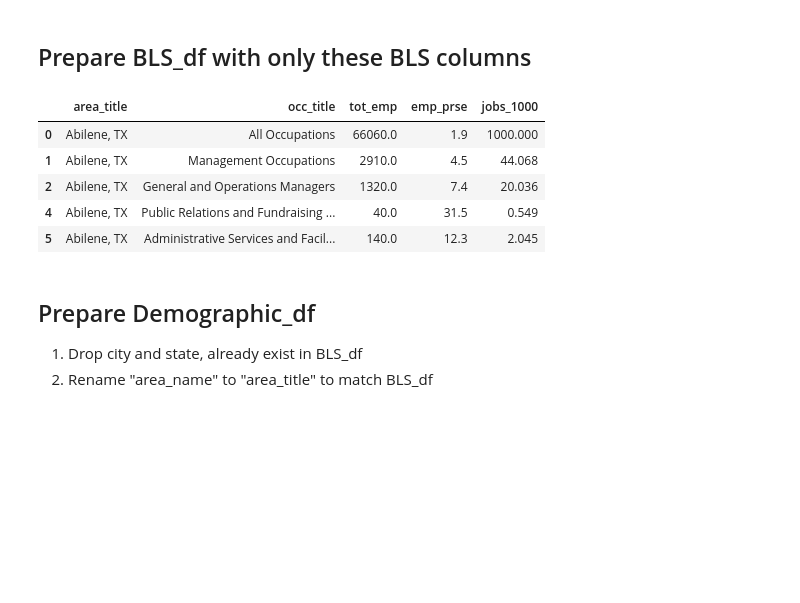
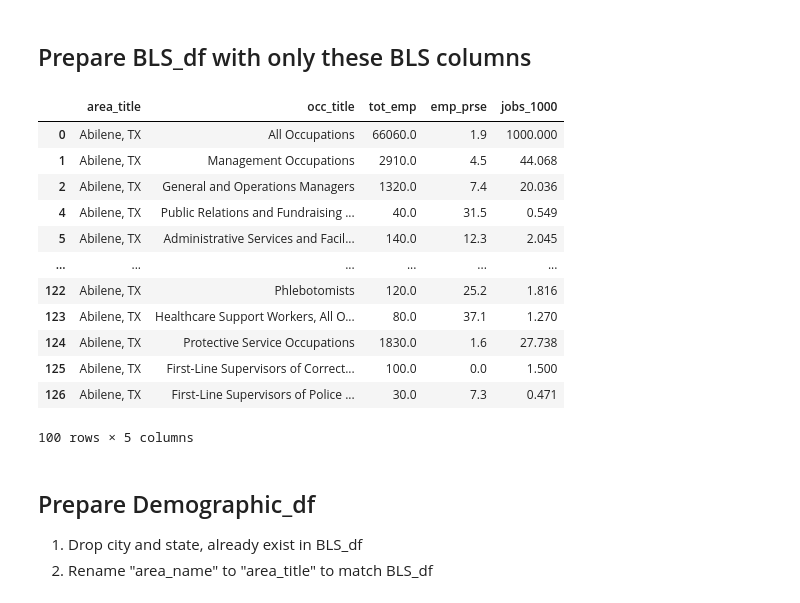
Before and after one commit to reachme1212/final_project, a Jupyter notebook: Model_code/DataFrame-Tech-Not-Tech.ipynb, the cells around one changed output. Cells and saved outputs as stored; diff of their text form; code cells hidden in the pictures; blank space fills up the shorter version.

```diff
--- a/Model_code/DataFrame-Tech-Not-Tech.ipynb
+++ b/Model_code/DataFrame-Tech-Not-Tech.ipynb
@@ -30,14 +30,21 @@ BLS = pd.read_csv('../data_files/bls_metro_2020_clean.csv', index_col=[0], heade
 ## Prepare BLS_df with only these BLS columns
 # %%
 BLS_df = BLS[['area_title', 'occ_title', 'tot_emp', 'emp_prse', 'jobs_1000']]
-BLS_df.head()
+BLS_df.head(100)
 # %% [output]
 |  | area_title | occ_title | tot_emp | emp_prse | jobs_1000 |
 | 0 | Abilene, TX | All Occupations | 66060.0 | 1.9 | 1000.000 |
 | 1 | Abilene, TX | Management Occupations | 2910.0 | 4.5 | 44.068 |
 | 2 | Abilene, TX | General and Operations Managers | 1320.0 | 7.4 | 20.036 |
 | 4 | Abilene, TX | Public Relations and Fundraising ... | 40.0 | 31.5 | 0.549 |
 | 5 | Abilene, TX | Administrative Services and Facil... | 140.0 | 12.3 | 2.045 |
+| ... | ... | ... | ... | ... | ... |
+| 122 | Abilene, TX | Phlebotomists | 120.0 | 25.2 | 1.816 |
+| 123 | Abilene, TX | Healthcare Support Workers, All O... | 80.0 | 37.1 | 1.270 |
+| 124 | Abilene, TX | Protective Service Occupations | 1830.0 | 1.6 | 27.738 |
+| 125 | Abilene, TX | First-Line Supervisors of Correct... | 100.0 | 0.0 | 1.500 |
+| 126 | Abilene, TX | First-Line Supervisors of Police ... | 30.0 | 7.3 | 0.471 |
+100 rows × 5 columns
 # %% [markdown]
 ## Prepare Demographic_df
 
```
Also changed, not shown: parts of 10 cells of this notebook, 1 other file.
